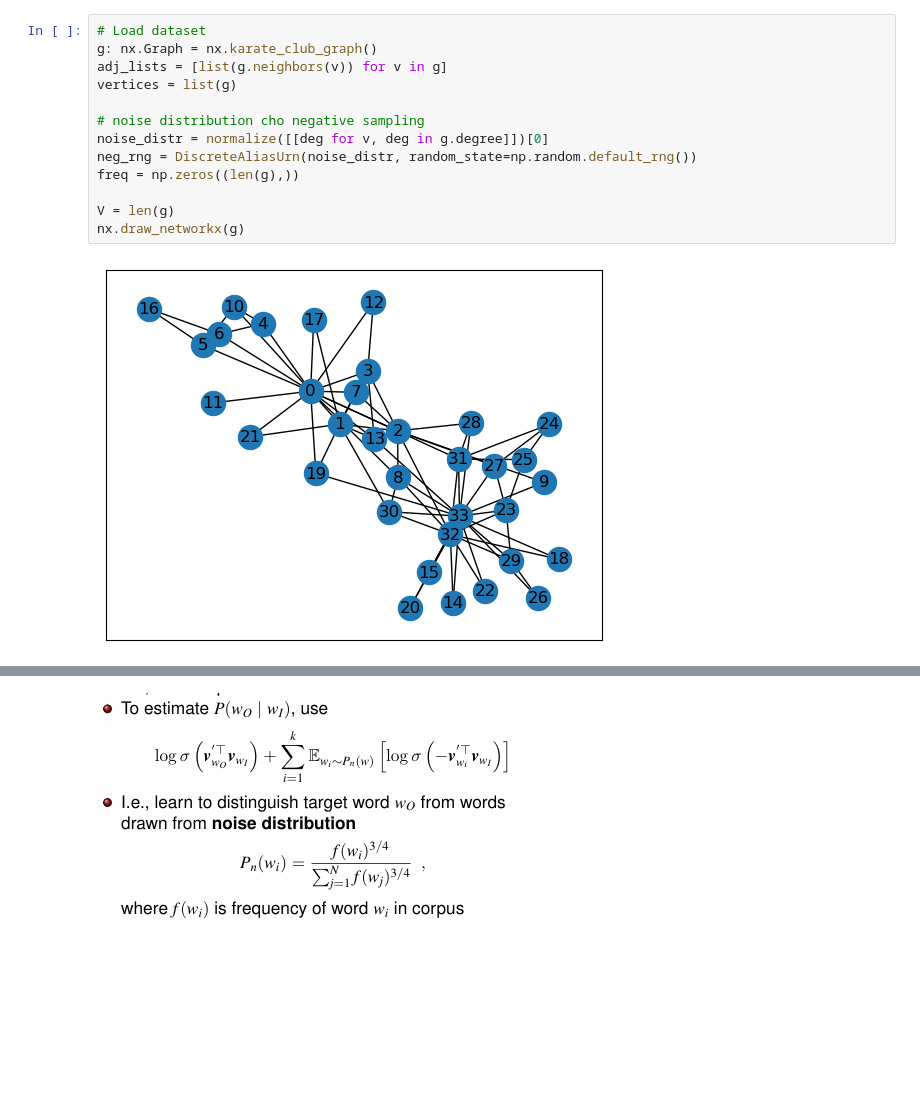
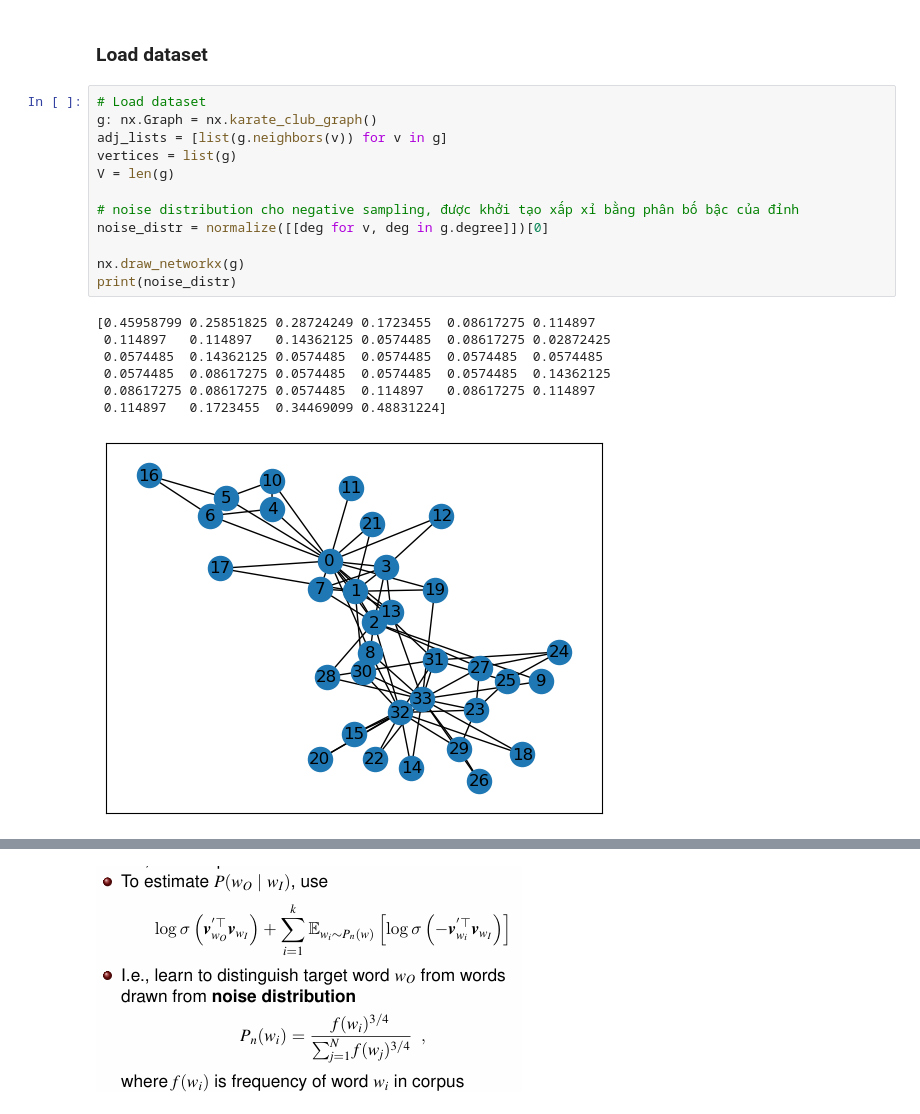
Before and after one commit to hienvm/DeepwalkDemo, a Jupyter notebook: node2vec.ipynb, the cells around one changed output, grey strips where cells are left out. Saved outputs shown, nothing was run; the diff lists cells and outputs as text; blank space fills up the shorter version.

```diff
--- a/node2vec.ipynb
+++ b/node2vec.ipynb
@@ -21,17 +51,24 @@ q = 1.0 # io parameter
+# %% [markdown]
+### Load dataset
 # %%
 # Load dataset
 g: nx.Graph = nx.karate_club_graph()
 adj_lists = [list(g.neighbors(v)) for v in g]
 vertices = list(g)
+V = len(g)
 
-# noise distribution cho negative sampling
+# noise distribution cho negative sampling, được khởi tạo xấp xỉ bằng phân bố bậc của đỉnh
 noise_distr = normalize([[deg for v, deg in g.degree]])[0]
-neg_rng = DiscreteAliasUrn(noise_distr, random_state=np.random.default_rng())
-freq = np.zeros((len(g),))
 
-V = len(g)
 nx.draw_networkx(g)
+print(noise_distr)
 # %% [output]
+[0.45958799 0.25851825 0.28724249 0.1723455  0.08617275 0.114897
+ 0.114897   0.114897   0.14362125 0.0574485  0.08617275 0.02872425
+ 0.0574485  0.14362125 0.0574485  0.0574485  0.0574485  0.0574485
+ 0.0574485  0.08617275 0.0574485  0.0574485  0.0574485  0.14362125
+ 0.08617275 0.08617275 0.0574485  0.114897   0.08617275 0.114897
+ 0.114897   0.1723455  0.34469099 0.48831224]
-[figure, old version]
+[figure, new version]
 # %%
 # Xây dựng Transition RNG:(|V| * deg^2)
```
Also changed, not shown: parts of 16 cells of this notebook, 8 other files.
